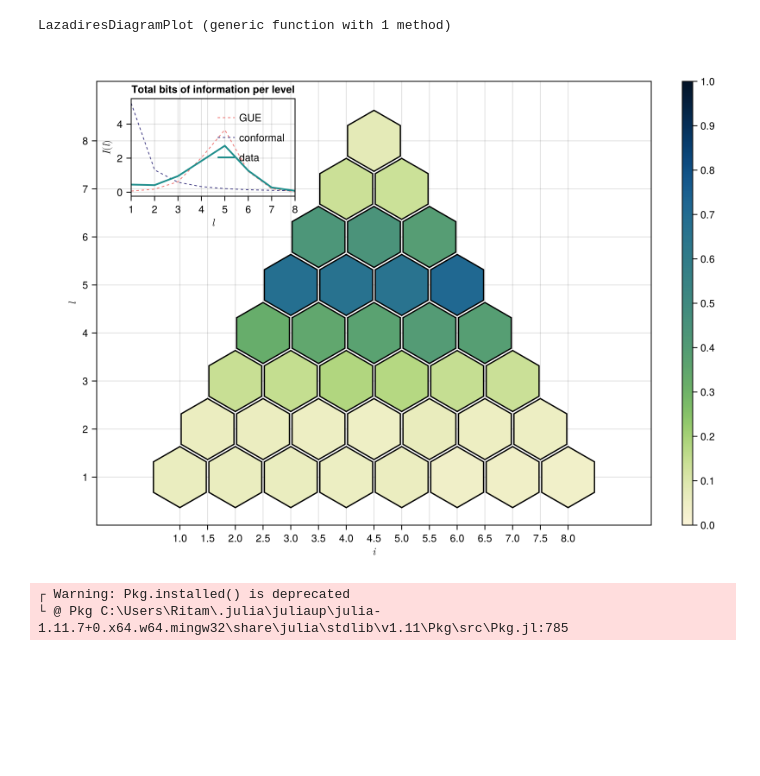
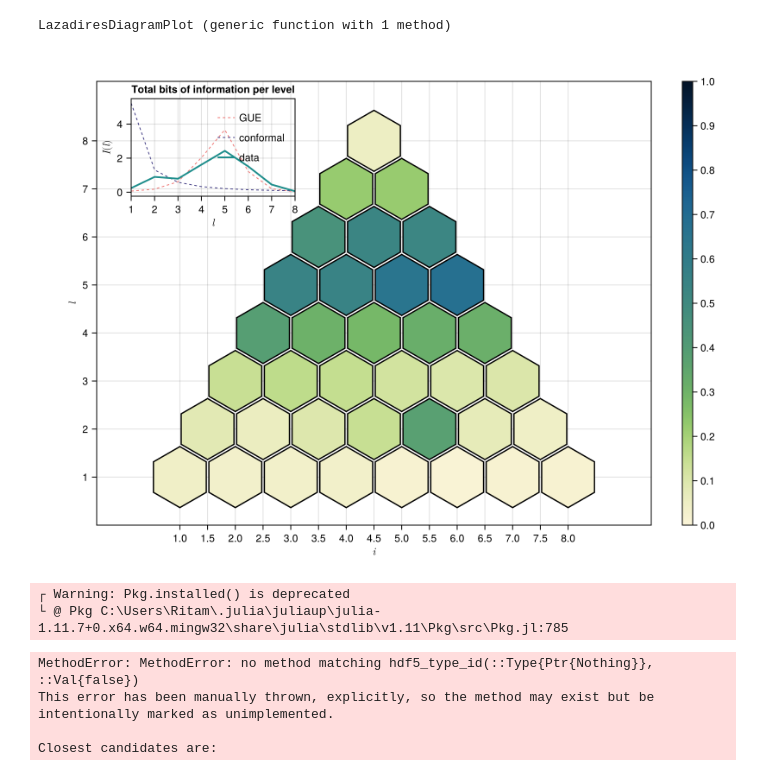
Before and after one commit to sagnikrg/info-lattice-fisher-information, a Jupyter notebook: code/scripts/script.hiesenberg.ipynb, the cells around one changed output. Drawn from its saved outputs; the diff is of its cells as text; code cells hidden in the pictures; blank space fills up the shorter version.

```diff
--- a/code/scripts/script.hiesenberg.ipynb
+++ b/code/scripts/script.hiesenberg.ipynb
@@ -22,14 +22,13 @@ include("../header/.src/lazadires_diagram/lazadires_diagram.jl")
 LazadiresDiagramPlot (generic function with 1 method)
 # %%
 L=8
-theta=1.0
-Jmean=1.0
+theta=1.5
 
-A=circuit_heisenberg(L, Jmean, theta)
+A=circuit_heisenberg(L, theta)
 
 draw_info_lattice(info_lattice(A))
 # %% [output]
-[figure, old version]
+[figure, new version]
 # %%
 #### attrs-author
 
@@ -63,3 +62,55 @@ file=h5open("../data/hiesenberg_transition_ordpar.hdf5","cw")
 
 
 close(file)
+# %%
+## towards the iterative script for collecting eigen-data
+
+L=8
+N=2^L
+
+
+
+
+
+theta=0.2;
+itr=1
+
+file=h5open("../data/hiesenberg_transition_ordpar.hdf5","cw")
+
+## Drawing the Background Disorder
+
+h=rand(L)*2*pi;
+
+
+## Writing the disorder strength
+
+file["L$(L)/theta$(theta)/Itr$(itr)/h"]=h;
+
+## Building Ckt, Getting Eigenstates
+
+A=circuit_heisenberg(L,theta,h)
+global eigvals,eigvecs= eigen(A)
+
+
+## Writing eigen values
+
+file["L$(L)/theta$(theta)/Itr$(itr)/eigvals"]=eigvals;
+
+
+
+## Writing info-lattice of individual eigenstates
+
+
+for i in 1:N
+        state=eigvecs[i,:]
+        info_lattice_state=info_lattice(state)
+        file["L$(L)/theta$(theta)/Itr$(itr)/info_lattice/eigvec_$(i)"]=info_lattice_state
+end
+
+
+close(file)
+# %% [output]
+MethodError: MethodError: no method matching hdf5_type_id(::Type{Ptr{Nothing}}, ::Val{false})
+This error has been manually thrown, explicitly, so the method may exist but be intentionally marked as unimplemented.
+
+Closest candidates are:
```
Also changed, not shown: 2 other files.
